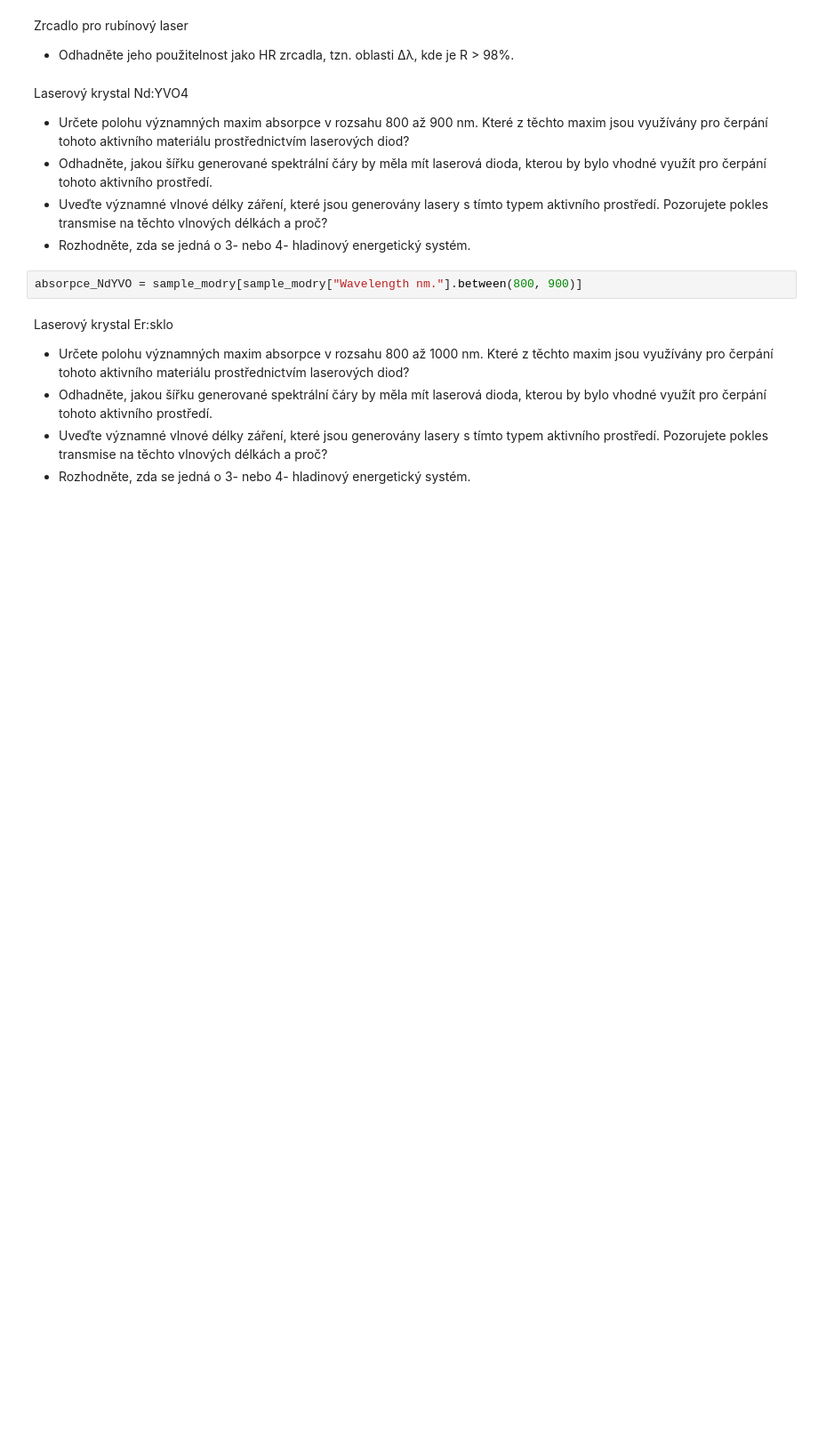
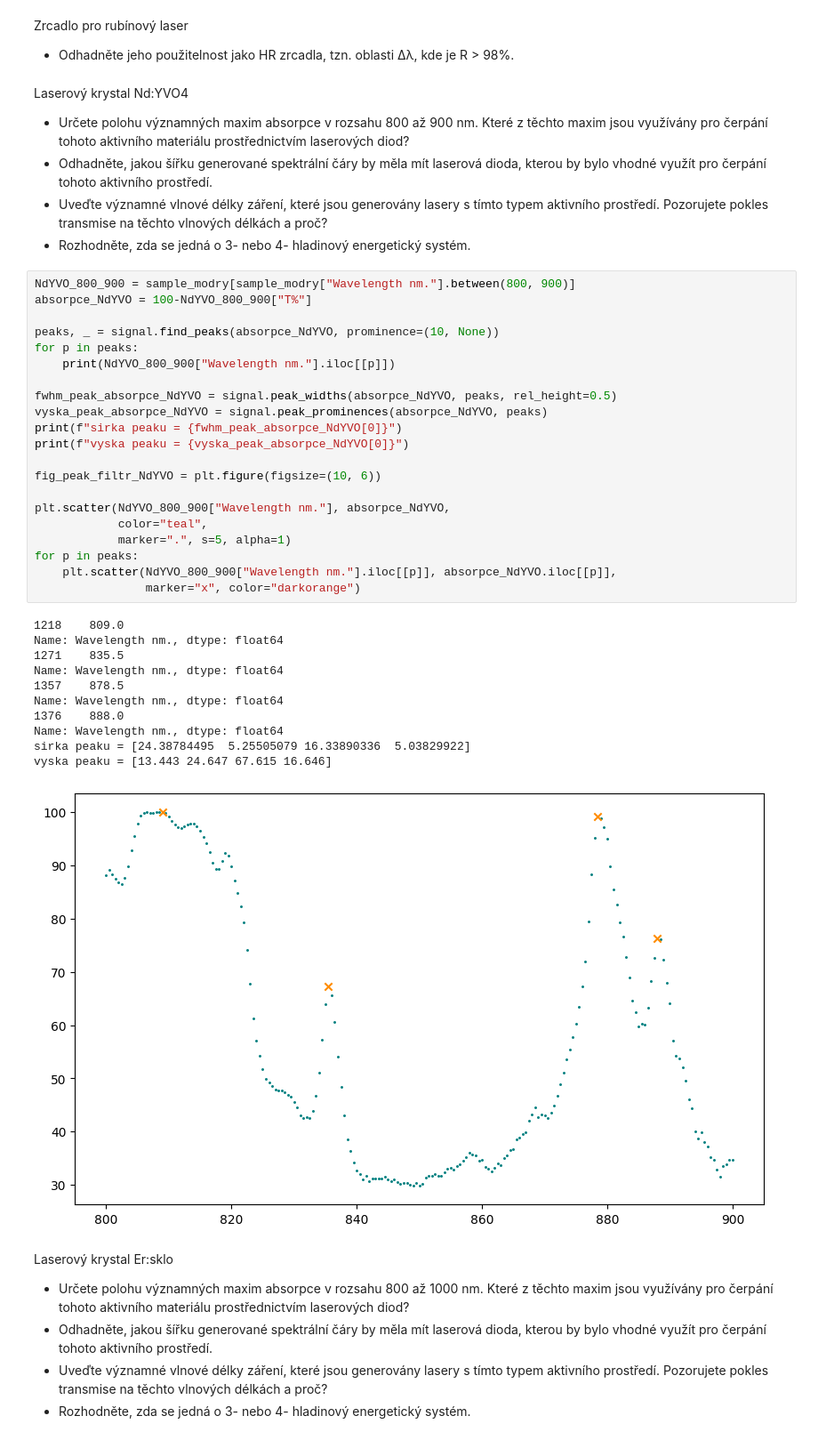
Before and after one commit to omikron-ceti/ZPLT, a Jupyter notebook: uloha_05/data_05/data_05.ipynb, the cells around one changed output. Shown: that part at 89% size. Drawn from its saved outputs; the diff is of its cells as text; blank space fills up the shorter version.

```diff
--- a/uloha_05/data_05/data_05.ipynb
+++ b/uloha_05/data_05/data_05.ipynb
@@ -211,8 +237,39 @@ kterou by bylo vhodné využít pro čerpání tohoto aktivního prostředí.
 typem aktivního prostředí. Pozorujete pokles transmise na těchto vlnových
 délkách a proč?
 * Rozhodněte, zda se jedná o 3- nebo 4- hladinový energetický systém.
-# %%
-absorpce_NdYVO = sample_modry[sample_modry["Wavelength nm."].between(800, 900)]
+# %%
+NdYVO_800_900 = sample_modry[sample_modry["Wavelength nm."].between(800, 900)]
+absorpce_NdYVO = 100-NdYVO_800_900["T%"]
+
+peaks, _ = signal.find_peaks(absorpce_NdYVO, prominence=(10, None))
+for p in peaks:
+    print(NdYVO_800_900["Wavelength nm."].iloc[[p]])
+
+fwhm_peak_absorpce_NdYVO = signal.peak_widths(absorpce_NdYVO, peaks, rel_height=0.5)
+vyska_peak_absorpce_NdYVO = signal.peak_prominences(absorpce_NdYVO, peaks)
+print(f"sirka peaku = {fwhm_peak_absorpce_NdYVO[0]}")
+print(f"vyska peaku = {vyska_peak_absorpce_NdYVO[0]}")
+
+fig_peak_filtr_NdYVO = plt.figure(figsize=(10, 6))
+
+plt.scatter(NdYVO_800_900["Wavelength nm."], absorpce_NdYVO,
+            color="teal",
+            marker=".", s=5, alpha=1)
+for p in peaks:
+    plt.scatter(NdYVO_800_900["Wavelength nm."].iloc[[p]], absorpce_NdYVO.iloc[[p]],
+                marker="x", color="darkorange")
+# %% [output]
+1218    809.0
+Name: Wavelength nm., dtype: float64
+1271    835.5
+Name: Wavelength nm., dtype: float64
+1357    878.5
+Name: Wavelength nm., dtype: float64
+1376    888.0
+Name: Wavelength nm., dtype: float64
+sirka peaku = [24.38784495  5.25505079 16.33890336  5.03829922]
+vyska peaku = [13.443 24.647 67.615 16.646]
+[figure, added]
 # %% [markdown]
 Laserový krystal Er:sklo
 * Určete polohu významných maxim absorpce v rozsahu 800 až 1000 nm. Které
```
Also changed, not shown: parts of 6 cells of this notebook, 5 other files.
